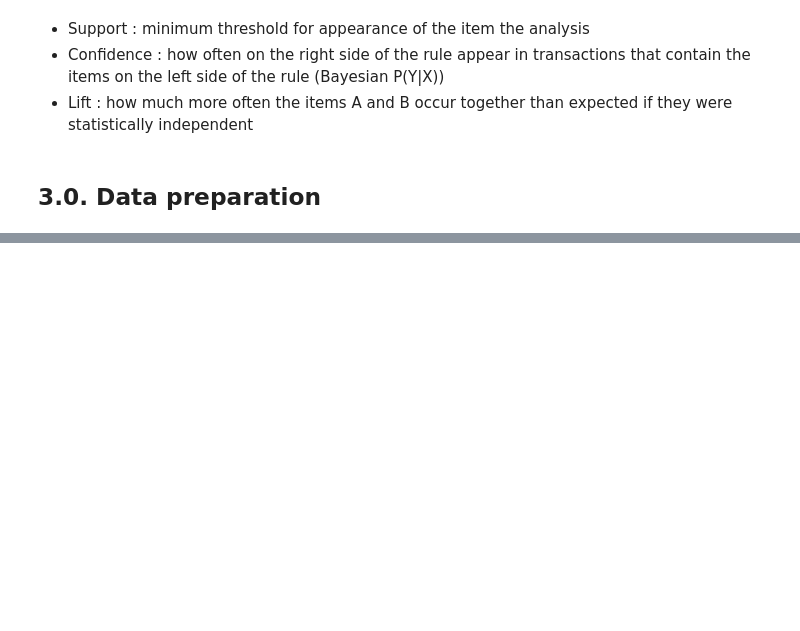
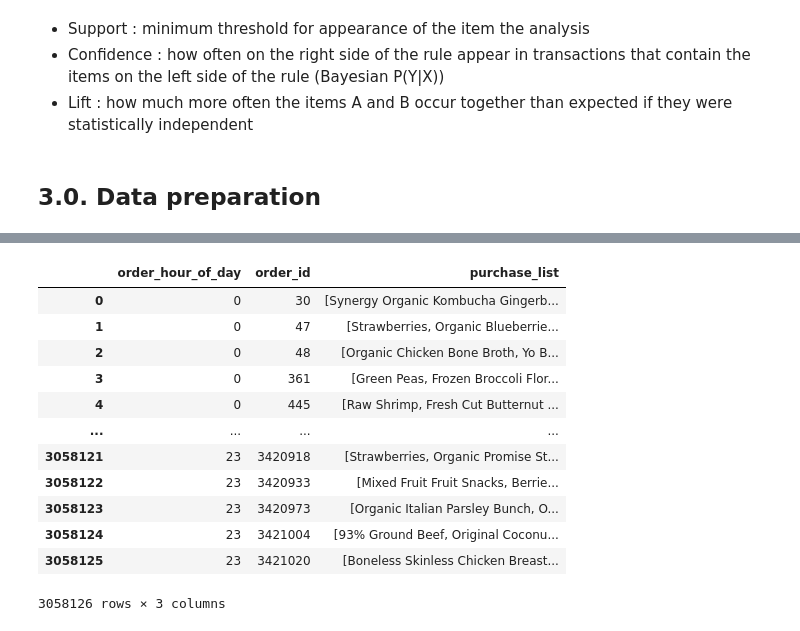
Before and after one commit to kwonowk/market-basket-analysis, a Jupyter notebook: instacart_analysis.ipynb, the cells around one changed output, grey strips where cells are left out. Drawn from its saved outputs; the diff is of its cells as text; code cells hidden in the pictures; blank space fills up the shorter version.

```diff
--- a/instacart_analysis.ipynb
+++ b/instacart_analysis.ipynb
@@ -359,6 +364,5 @@ Using pyFIM as it is efficient
 # %% [markdown]
 ## 3.0. Data preparation
 # %%
-purchases = transactions_multiple[['order_id','product_id','aisle_id']].merge(products[['product_id','product_name']], on = 'product_id', how = 'left')
-purchases = purchases.merge(aisles, on = 'aisle_id', how = 'left')
+purchases = transactions_multiple[['order_id','product_id','aisle_id','order_hour_of_day']].merge(products[['product_id','product_name']], on = 'product_id', how = 'left')
 purchases.head()
@@ -367,10 +376,25 @@ purchases.to_csv('purchases.csv')
 # %%
 # Using groups of purchases with product names for easier identification
-product_list = (purchases.groupby('order_id')['product_name']
+product_list = (purchases.groupby(['order_hour_of_day','order_id'])['product_name']
                          .agg(lambda x: list(x))
                          .reset_index()
-                         .rename(columns={'product_name':'list'})
+                         .rename(columns={'product_name':'purchase_list'})
                          .dropna())
+product_list
+# %% [output]
+|  | order_hour_of_day | order_id | purchase_list |
+| 0 | 0 | 30 | [Synergy Organic Kombucha Gingerb... |
+| 1 | 0 | 47 | [Strawberries, Organic Blueberrie... |
+| 2 | 0 | 48 | [Organic Chicken Bone Broth, Yo B... |
+| 3 | 0 | 361 | [Green Peas, Frozen Broccoli Flor... |
+| 4 | 0 | 445 | [Raw Shrimp, Fresh Cut Butternut ... |
+| ... | ... | ... | ... |
+| 3058121 | 23 | 3420918 | [Strawberries, Organic Promise St... |
+| 3058122 | 23 | 3420933 | [Mixed Fruit Fruit Snacks, Berrie... |
+| 3058123 | 23 | 3420973 | [Organic Italian Parsley Bunch, O... |
+| 3058124 | 23 | 3421004 | [93% Ground Beef, Original Coconu... |
+| 3058125 | 23 | 3421020 | [Boneless Skinless Chicken Breast... |
+3058126 rows × 3 columns
 # %%
 # Converting series into nested list
 def series_to_list(df):
```
Also changed, not shown: parts of 23 cells of this notebook.
